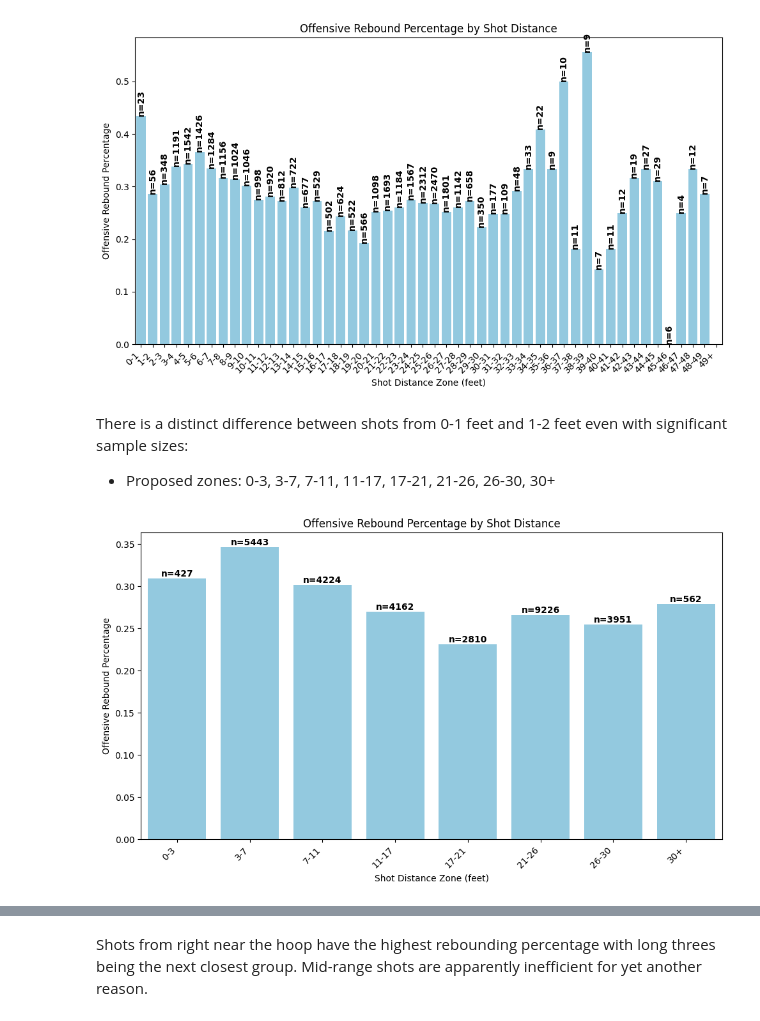
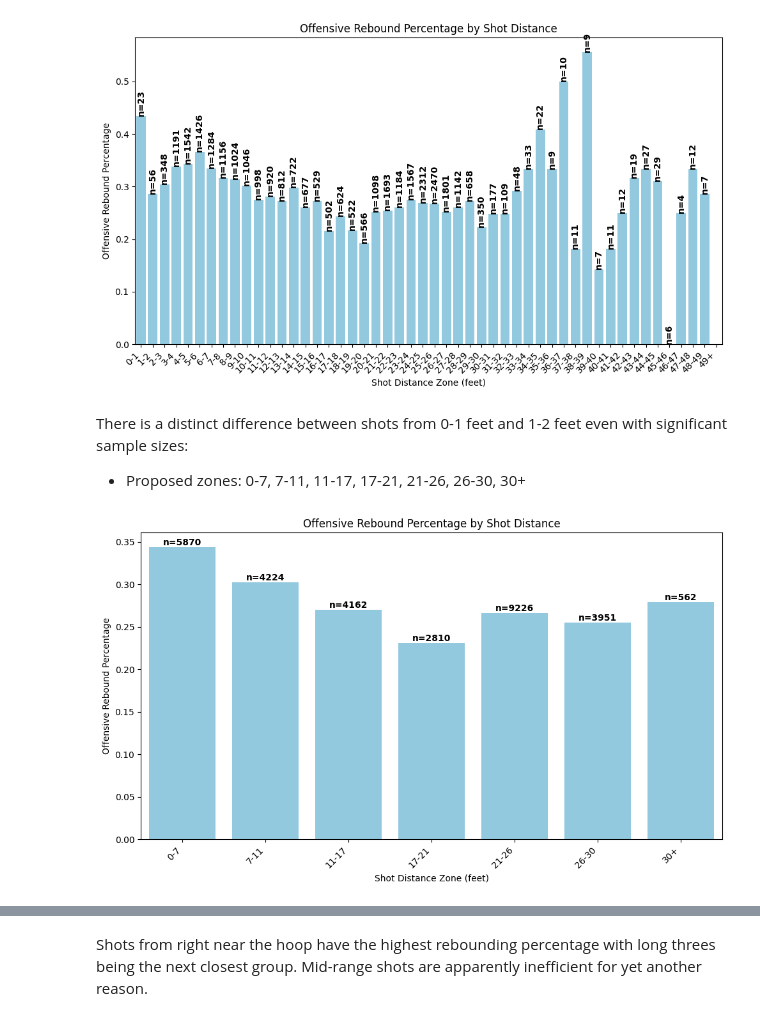
Before and after one commit to timseymour42/shotquality-offensive-rebounding, a Jupyter notebook: orbd_prediction.ipynb, the cells around one changed output, grey strips where cells are left out. Drawn from its saved outputs; the diff is of its cells as text; code cells hidden in the pictures.

```diff
--- a/orbd_prediction.ipynb
+++ b/orbd_prediction.ipynb
@@ -214,38 +214,38 @@ posx and posy should be finite values
 # %% [markdown]
 There is a distinct difference between shots from 0-1 feet and 1-2 feet even with significant sample sizes:
 
-- Proposed zones: 0-3, 3-7, 7-11, 11-17, 17-21, 21-26, 26-30, 30+
+- Proposed zones: 0-7, 7-11, 11-17, 17-21, 21-26, 26-30, 30+
 # %%
 # Categorize each shot into the corresponding zones based on shot distance
 
 # Define the shot distance bins
-shot_distance_bins = [0, 3, 7, 11, 17, 21, 26, 30, np.inf]
+shot_distance_bins = [0, 7, 11, 17, 21, 26, 30, np.inf]
 
 # Define the zone labels accordingly
-zone_labels = ['0-3', '3-7', '7-11', '11-17', '17-21', '21-26', '26-30', '30+']
+zone_labels = ['0-7', '7-11', '11-17', '17-21', '21-26', '26-30', '30+']
 
 shot_distance['shot_distance_zone'] = pd.cut(shot_distance['distance_from_hoop'], bins=shot_distance_bins, labels=zone_labels, right=False)
 
 # Calculate the offensive rebound percentage and sample size for each shot distance zone
 oreb_by_zone = shot_distance.groupby('shot_distance_zone')['oreb'].mean()
 sample_size_by_zone = shot_distance['shot_distance_zone'].value_counts()
 
 # Create the bar graph
 plt.figure(figsize=(10, 6))
 sns.barplot(x=oreb_by_zone.index, y=oreb_by_zone.values, color='skyblue')
 plt.title('Offensive Rebound Percentage by Shot Distance')
 plt.xlabel('Shot Distance Zone (feet)')
 plt.ylabel('Offensive Rebound Percentage')
 plt.xticks(rotation=45, ha='right')
 
 # Add sample size annotations to the bars
 for index, value in enumerate(oreb_by_zone.values):
     plt.text(index, value, f'n={sample_size_by_zone[oreb_by_zone.index[index]]}', ha='center', va='bottom', fontweight='bold')
 
 plt.tight_layout()
 plt.show()
 # %% [output]
-[figure, old version]
+[figure, new version]
 # %%
 shooter_data_train.head(2)
 # %% [output]
```
Also changed, not shown: parts of 64 cells of this notebook, 2 other files.
